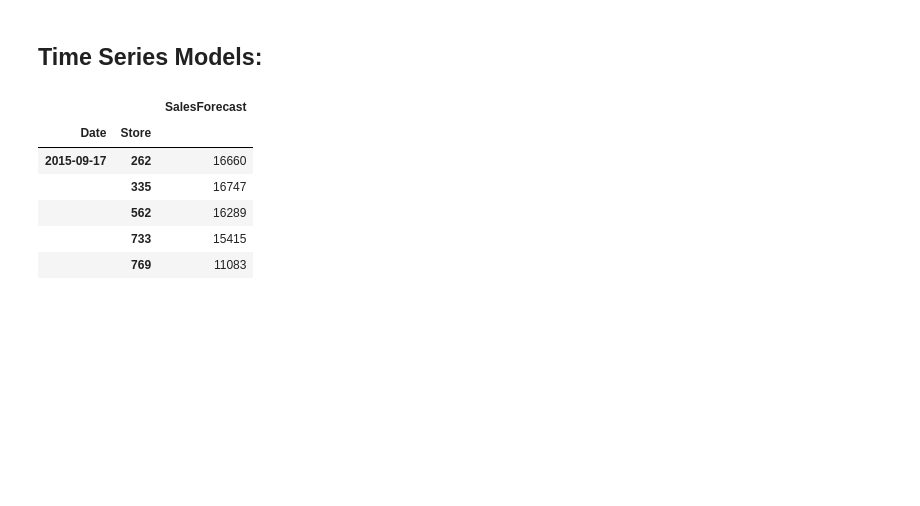
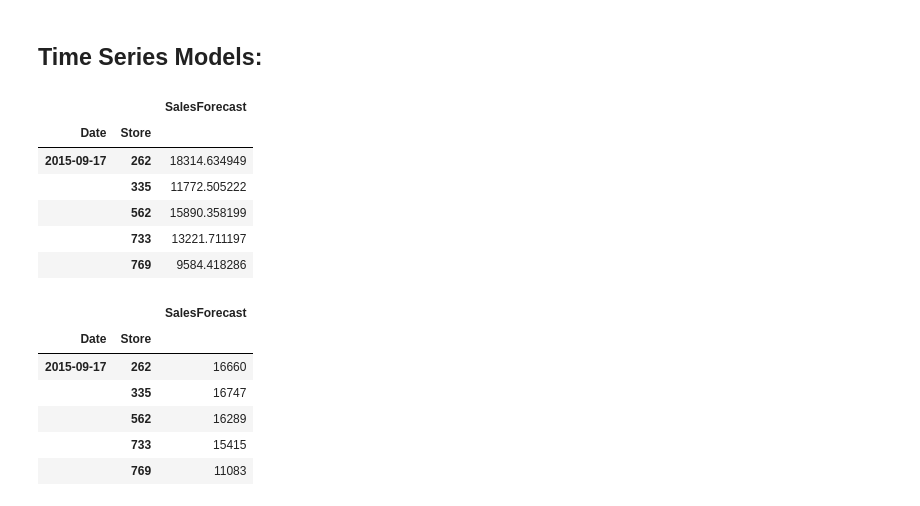
Before and after one commit to tbackes/kaggle-rossman, a Jupyter notebook: TimeSeriesForecasting.ipynb, the cells around one changed output. Drawn from its saved outputs; the diff is of its cells as text; code cells hidden in the pictures; blank space fills up the shorter version.

```diff
--- a/TimeSeriesForecasting.ipynb
+++ b/TimeSeriesForecasting.ipynb
@@ -145,7 +145,7 @@ def seasonal_naive(train, test):
 def product(train, test):
     '''
     Computes forecasts with the product model. This model predicts the mean
-    value by store times the mean value by day divided by the overall mean
+    value by store times the mean value for a given day divided by the overall mean
     of daily sales. Once again, the 'mean value by day' needs to make sure that
     the day of week is preserved.
 
@@ -156,6 +156,25 @@ def product(train, test):
     OUTPUT:
     out - dataframe of test data with columns: date, Store, Forecasted Sales
     '''
+    # Make a copy of the test dataframe to use for forecasting
+    out = test[['Store','Date','Promo']].set_index(['Date','Store'])
+
+    # Calculate mean value for each 'equivalent date' and store:
+    mean_table = daily_mean(train)
+
+    # Calculate mean by store, by day, and overall:
+    mean_store = mean_table.mean().values.reshape(1,-1)
+    mean_day = mean_table.mean(axis=1).values.reshape(-1,1)
+    mean_overall = np.mean(mean_day)
+
+    # Create dataframe of scaled product, with index same as mean_table
+    prod = pd.DataFrame(mean_day * mean_store / mean_overall,
+                        index = mean_table.index,
+                        columns=mean_table.columns)
+
+    # Merge data, keeping only daterange from test data
+    out = out.merge(pd.DataFrame(prod.stack(), columns = ['SalesForecast']),
+                    how='left', left_index=True, right_index=True).drop('Promo',axis=1)
 
     return out
 # %%
@@ -164,3 +184,14 @@ out = seasonal_naive(train, test)
+# %%
+out = product(train, test)
+out.head()
+# %% [output]
+|  |  | SalesForecast |
+| Date | Store |  |
+| 2015-09-17 | 262 | 18314.634949 |
+|  | 335 | 11772.505222 |
+|  | 562 | 15890.358199 |
+|  | 733 | 13221.711197 |
+|  | 769 | 9584.418286 |
 # %%
 out.head()
 # %% [output]
```
Also changed, not shown: parts of 7 cells of this notebook.
